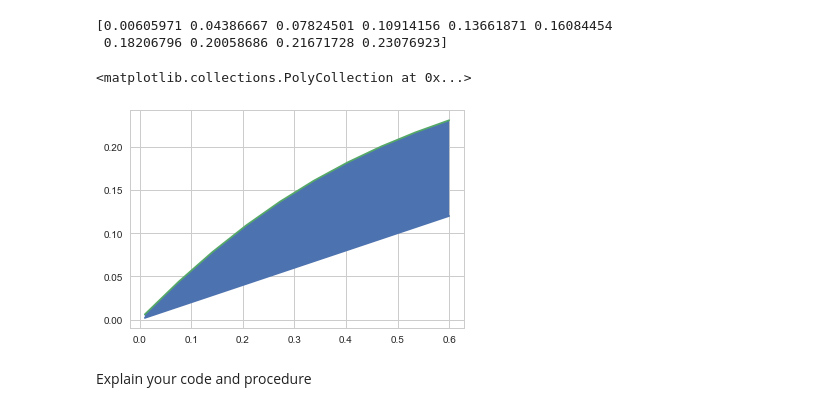
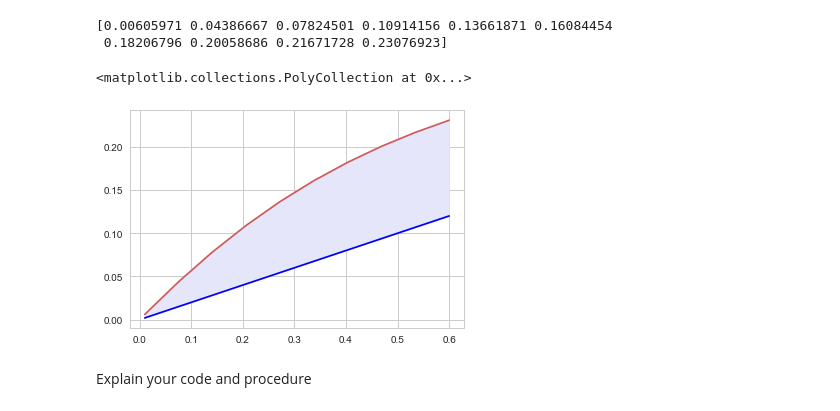
Before and after one commit to Morsing96/Introduction-to-Programming, a Jupyter notebook: inauguralproject/inauguralproject.ipynb, the cells around one changed output. Drawn from its saved outputs; the diff is of its cells as text; code cells hidden in the pictures.

```diff
--- a/inauguralproject/inauguralproject.ipynb
+++ b/inauguralproject/inauguralproject.ipynb
@@ -68,10 +69,10 @@ u_best = -np.inf # initial maximum
 q_best = np.nan # not-a-number
 
 for i,q in enumerate(q_optimal):
-    u_now = u_vector[i] = expected_utility(x_guess, q, mp)
+    u_now = u_vector[i] = ip.expected_utility(x_guess, q, mp)
     if u_now>u_best:
         q_best=q
-        u_best=expected_utility(x_guess, q, mp)
+        u_best=ip.expected_utility(x_guess, q, mp)
 
 print(f'Optimal level with loop is {u_best:.3f} at q = {q_best:.3f}')
 # %% [output]
@@ -83,7 +84,7 @@ x=np.linspace(0.01,0.9,N) # an array of N number of x's equally distributed in t
 
 for i in x:
     initial_guess = [i/2]
-    obj = lambda q: -expected_utility(i, q, mp)
+    obj = lambda q: -ip.expected_utility(i, q, mp)
     res=optimize.minimize_scalar(obj, initial_guess, method="bounded",bounds=(1e-5,i))
     q_star=res.x
 
@@ -118,3 +119,12 @@ Text(0.5, 1.0, 'Optimal coverage amount q as a function of monetary loss x')
 We see that it is optimal for the coverage amount to cover all monetary loss.
 # %% [markdown]
 # Question 2
+# %%
+mp['x']=0.6 #adding value of x to the dictionary with all the model parameters
+print(mp) #checking to see that it is added
+
+"""checking what the expected value for the uninsured is"""
+
+
+print("expected value for the uninsured is:")
+print(ip.expected_utility_uninsured(mp))
@@ -151,3 +165,12 @@ pi = sol.x
 print(pi)
 # %% [output]
 0.012043720247529826
+# %%
+
+"""solving for pi at given level of q"""
+
+
+sol = optimize.minimize_scalar(optimal, method='bounded', bounds=(0,0.6)) #we only look at the interval [0,0.6]
+pi = sol.x
+
+print(pi)
@@ -181,13 +206,13 @@ print(pi_vector)
 # %%
 """figure"""
 fig = plt.figure()
 ax = fig.add_subplot(1,1,1)
-ax.plot(q_vector,premium_pi)
-ax.plot(q_vector,pi_vector)
-ax.fill_between(q_vector,pi_vector,premium_pi)
+ax.plot(q_vector,premium_pi, color='b')
+ax.plot(q_vector,pi_vector, color='indianred')
+ax.fill_between(q_vector,pi_vector,premium_pi, color='lavender')
 # %% [output]
 <matplotlib.collections.PolyCollection at 0x...>
-[figure, old version]
+[figure, new version]
 # %% [markdown]
 Explain your code and procedure
 # %% [markdown]
```
Also changed, not shown: parts of 11 cells of this notebook, 2 other files.
